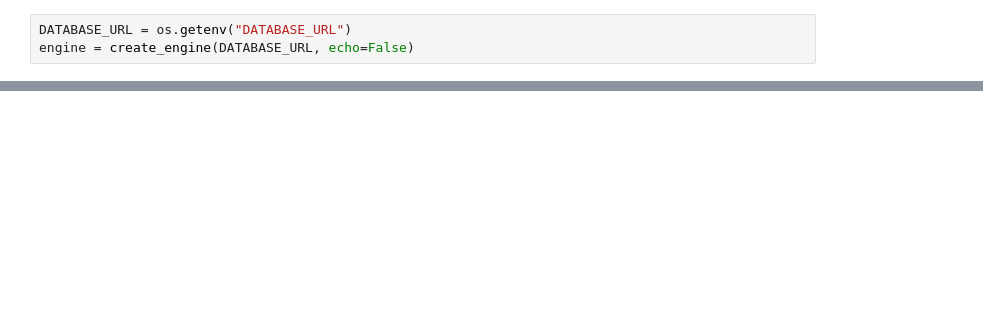
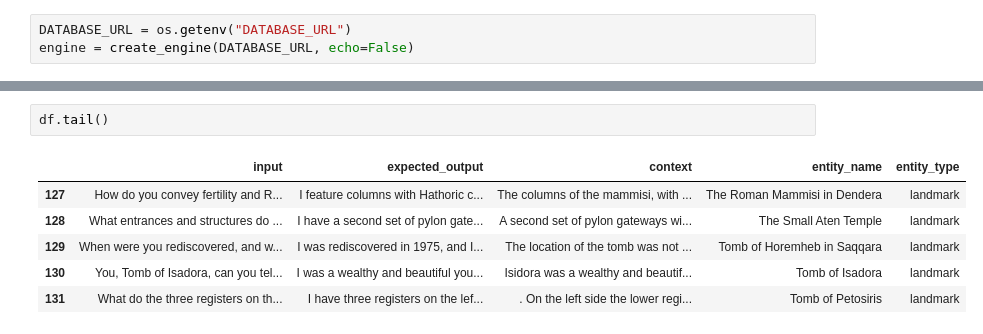
Before and after one commit to karimtawfikk/ECHO, a Jupyter notebook: experiments/chatbot/echo_chatbot/evaluation_scripts/.deepeval/create_test_dataset.ipynb, the cells around one changed output, grey strips where cells are left out. Saved outputs shown, nothing was run; the diff lists cells and outputs as text; blank space fills up the shorter version.

```diff
--- a/experiments/chatbot/echo_chatbot/evaluation_scripts/.deepeval/create_test_dataset.ipynb
+++ b/experiments/chatbot/echo_chatbot/evaluation_scripts/.deepeval/create_test_dataset.ipynb
@@ -297,0 +339,9 @@ df.head()
+# %%
+df.tail()
+# %% [output]
+|  | input | expected_output | context | entity_name | entity_type |
+| 127 | How do you convey fertility and R... | I feature columns with Hathoric c... | The columns of the mammisi, with ... | The Roman Mammisi in Dendera | landmark |
+| 128 | What entrances and structures do ... | I have a second set of pylon gate... | A second set of pylon gateways wi... | The Small Aten Temple | landmark |
+| 129 | When were you rediscovered, and w... | I was rediscovered in 1975, and I... | The location of the tomb was not ... | Tomb of Horemheb in Saqqara | landmark |
+| 130 | You, Tomb of Isadora, can you tel... | I was a wealthy and beautiful you... | Isidora was a wealthy and beautif... | Tomb of Isadora | landmark |
+| 131 | What do the three registers on th... | I have three registers on the lef... | . On the left side the lower regi... | Tomb of Petosiris | landmark |
```
Also changed, not shown: parts of 8 cells of this notebook, 3 other files.
